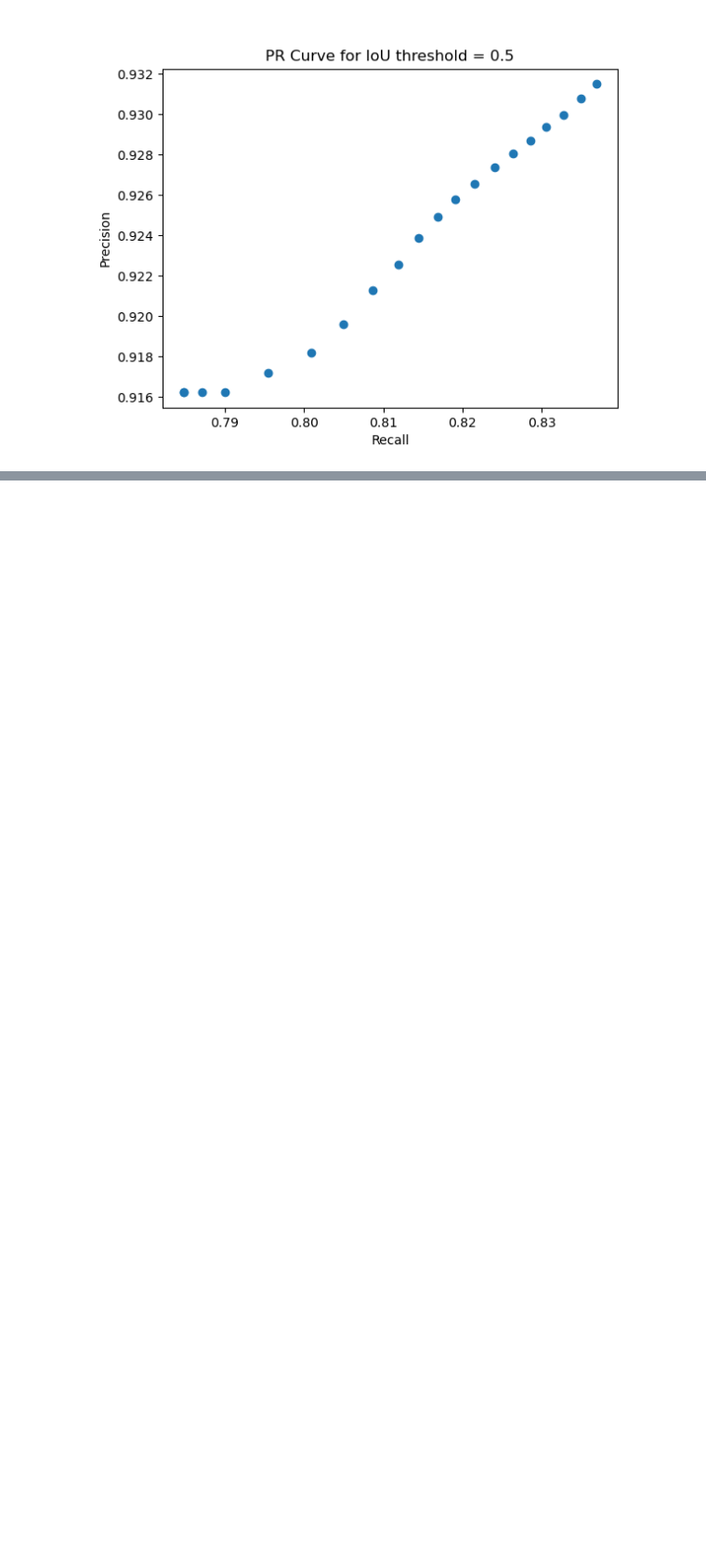
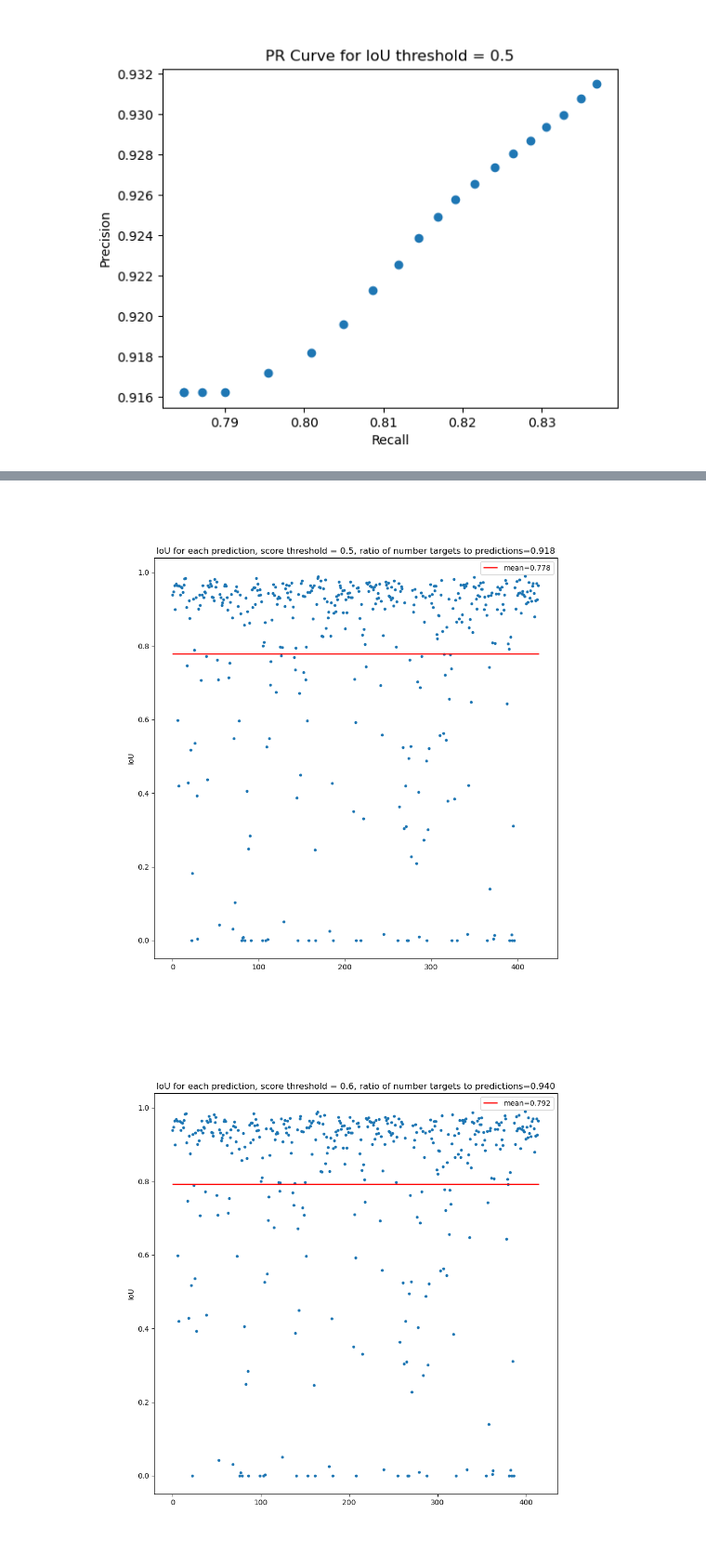
Before and after one commit to wdegraw93/he6-cres-deep-learning, a Jupyter notebook: fasterRCNN/model_interpretation.ipynb, the cells around one changed output, grey strips where cells are left out. Shown at 93% size. Cells and saved outputs as stored; diff of their text form; code cells hidden in the pictures; blank space fills up the shorter version.

```diff
--- a/fasterRCNN/model_interpretation.ipynb
+++ b/fasterRCNN/model_interpretation.ipynb
@@ -579,6 +519,0 @@ preds = cres_lm(imgs)
-# %%
-targ_inds = min_box_dist(preds[0]['boxes'], targets[0]['boxes'])
-targ_expanded = {}
-for key, value in targets[0].items():
-    targ_expanded[key] = value[targ_inds]
-targ_expanded, preds[0]
@@ -599,3 +519,0 @@ targ_expanded, preds[0]
-# %%
-mAP = MeanAveragePrecision()
-mAP.update(preds, [targ_expanded])
@@ -626,4 +519,0 @@ precision, recall
-# %%
-imgs, targets = next(test_dataiter)
-preds = cres_lm(imgs)
-preds = apply_score_cut(preds)
@@ -671,0 +586,3 @@ array([2, 4, 5, 3, 0, 1])
+# %%
+score_cuts = [.5, .6, .7, .8]
+iou_info_score = [get_ious_matched(score) for score in score_cuts]
@@ -671,0 +610,6 @@ array([2, 4, 5, 3, 0, 1])
+# %%
+%matplotlib widget
+plot_ious(iou_info_score, score_cuts)
+# %% [output]
+[figure, added]
+[figure, added]
```
Also changed, not shown: parts of 37 cells of this notebook, 2 other files.
